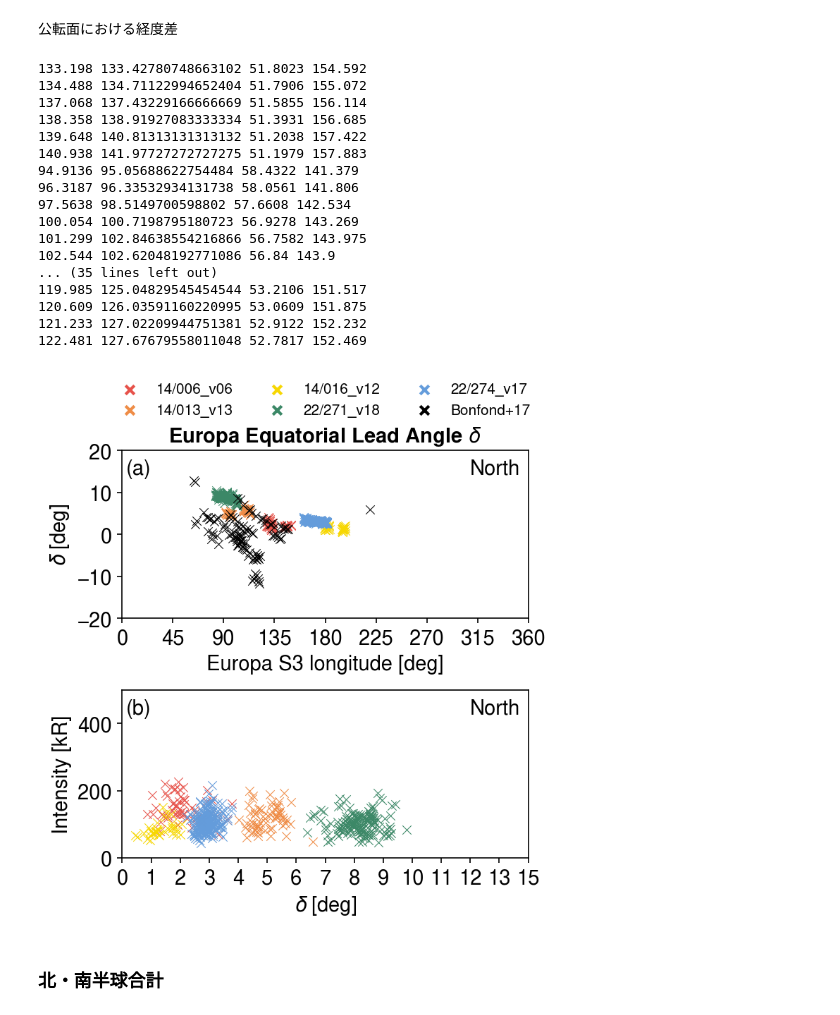
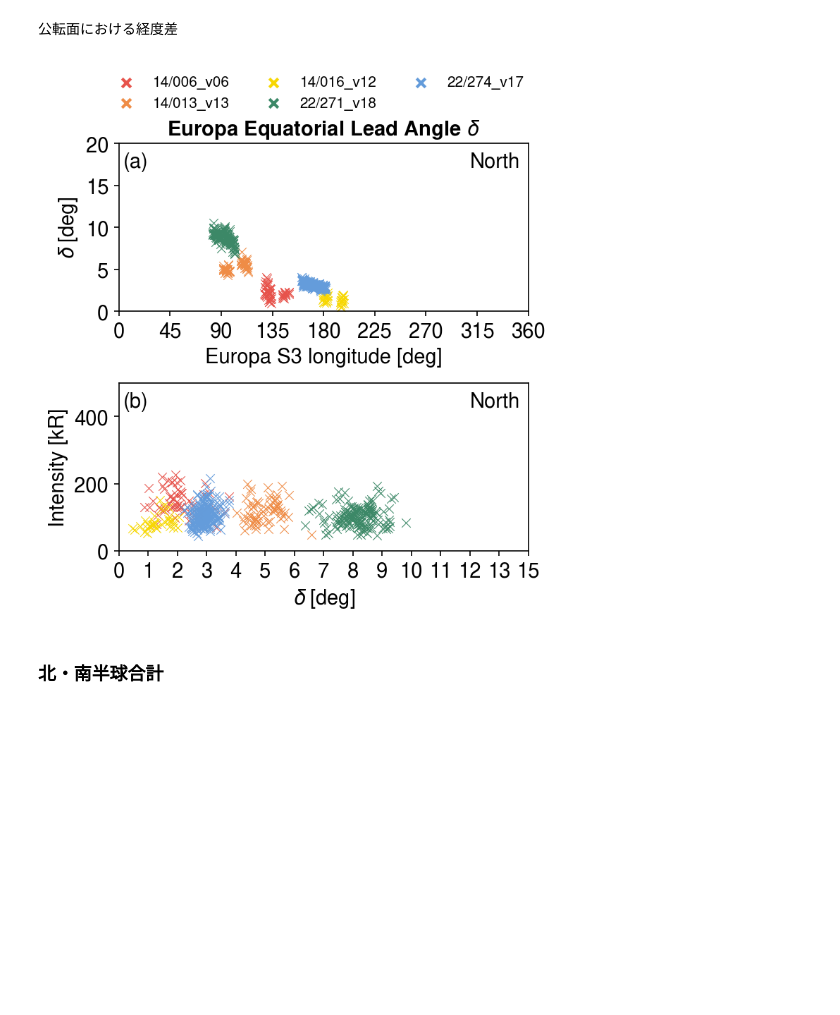
Before and after one commit to ShinnosukeSatoh/HST_Jupiter_footprints, a Jupyter notebook: photometry_plot.ipynb, the cells around one changed output. Cells and saved outputs as stored; diff of their text form; code cells hidden in the pictures; blank space fills up the shorter version.

```diff
--- a/photometry_plot.ipynb
+++ b/photometry_plot.ipynb
@@ -1017,7 +1017,7 @@ fontsize = 14
 fig, ax = plt.subplots(2,1, figsize=(5,5.5), dpi=150)
 ax[0].set_title('Europa Equatorial Lead Angle $\\delta$', weight='bold', fontsize=fontsize)
 ax[0].set_xlim(0,360)
-ax[0].set_ylim(-20,20)
+ax[0].set_ylim(0,20)
 # ax.set_yticks(np.linspace(-10,200,5))
 # ax.set_yticklabels(np.linspace(-10,200,5))
 ax[0].set_xticks(np.linspace(0,360,9))
@@ -1053,7 +1053,8 @@ for i in range(len(doy)):
     eq_leadangle = moons30_arr-eqwlon_arr       # lead angle on the orbital equator
     idx = np.where(eq_leadangle>=0)
     ax[0].scatter(moons30_arr[idx], eq_leadangle[idx], marker='x', c=cpalette[i], linewidths=0.5, label=doy[i], zorder=1)
-
+    # np.savetxt('data/red3_leadangle/EUROPA/20'+doy[i]+'_eq.txt', np.array([moons30_arr[idx], eq_leadangle[idx]]))
+"""
 # Bonfond+2017の観測データも重ねてみる (リード角がマイナスになるので何かがおかしい)
 bon17_efp = np.loadtxt('data/Bonfond_etal_2017/jgra53671-sup-'+bon17+'-DataSetS3.txt',
            skiprows=1,
@@ -1067,12 +1068,12 @@ lat_efp17_pl = bon17_efp[:,5]
 lat_efp17_mn = bon17_efp[:,6]
 eqwlon_efp17 = np.zeros(lon_efp17.shape)
 for jj in range(lon_efp17.size):
-    eqwlon_efp17[jj] = ftpS3.ftpS3().S3EQ(lon_efp17[jj], satoval, 'EUROPA')
+    eqwlon_efp17[jj] = ftpS3.ftpS3().S3EQ(lon_efp17_mn[jj], satoval, 'EUROPA')
     if lon_eur17[jj]-eqwlon_efp17[jj] < 0:
         print(lon_eur17[jj], eqwlon_efp17[jj], lat_efp17[jj], lon_efp17[jj])
 eq_leadangle = lon_eur17-eqwlon_efp17
 ax[0].scatter(lon_eur17, eq_leadangle, marker='x', c='k', linewidths=0.5, label='Bonfond+17', zorder=1)
-
+"""
 """
 bon17_efp = np.loadtxt('data/Bon17_leadangle.txt')
 dateidx = ['04/18/2005', '04/25/2005',
@@ -1131,51 +1132,34 @@ for i in range(len(doy)):
     b1_arr = b1_arr[idx]
     idx = np.where(efpwlong0_arr<0)     # なぜかマイナスの経度が含まれているので補正
     efpwlong0_arr[idx] += 360           # なぜかマイナスの経度が含まれているので補正
     # moonwlon_arr = np.zeros(efpwlong0_arr.shape)    # moon's w-longitude on the orbital equator
     eqwlon_arr = np.zeros(efpwlong0_arr.shape)      # instantaneous field line on the orbital equator
     for j in range(eqwlon_arr.size):
         # moonwlon_arr[j],_,_,_,_ = ftpS3.ftpS3().FP(utc[j], satoval, 'EUROPA')
         eqwlon_arr[j] = ftpS3.ftpS3().S3EQ(efpwlong0_arr[j], satoval, 'EUROPA')
     eq_leadangle = moons30_arr-eqwlon_arr       # lead angle on the orbital equator
     idx = np.where(eq_leadangle>=0)
     ax[1].scatter(eq_leadangle[idx], b0_arr[idx], marker='x', c=cpalette[i], linewidths=0.5, label=doy[i], zorder=1)
 
 
 for j in range(1):
     # obtain the handles and labels from the figure
     handles, labels = ax[j].get_legend_handles_labels()
     # copy the handles
     handles = [copy.copy(ha) for ha in handles ]
     # set the linewidths to the copies
     [ha.set_linewidth(2) for ha in handles ]
     ax[j].legend(handles=handles,
                  labels=labels,
                  loc='center left',
                  bbox_to_anchor=(-0.05, 1.3),
                  ncol=3,
                  frameon=False)
 
 fig.tight_layout()
 plt.show()
 # %% [output]
-133.198 133.42780748663102 51.8023 154.592
-134.488 134.71122994652404 51.7906 155.072
-137.068 137.43229166666669 51.5855 156.114
-138.358 138.91927083333334 51.3931 156.685
-139.648 140.81313131313132 51.2038 157.422
-140.938 141.97727272727275 51.1979 157.883
-94.9136 95.05688622754484 58.4322 141.379
-96.3187 96.33532934131738 58.0561 141.806
-97.5638 98.5149700598802 57.6608 142.534
-100.054 100.7198795180723 56.9278 143.269
-101.299 102.84638554216866 56.7582 143.975
-102.544 102.62048192771086 56.84 143.9
-... (35 lines left out)
-119.985 125.04829545454544 53.2106 151.517
-120.609 126.03591160220995 53.0609 151.875
-121.233 127.02209944751381 52.9122 152.232
-122.481 127.67679558011048 52.7817 152.469
-[figure, old version]
+[figure, new version]
 # %% [markdown]
 ### 北・南半球合計
 # %%
```
Also changed, not shown: 3 other files.
